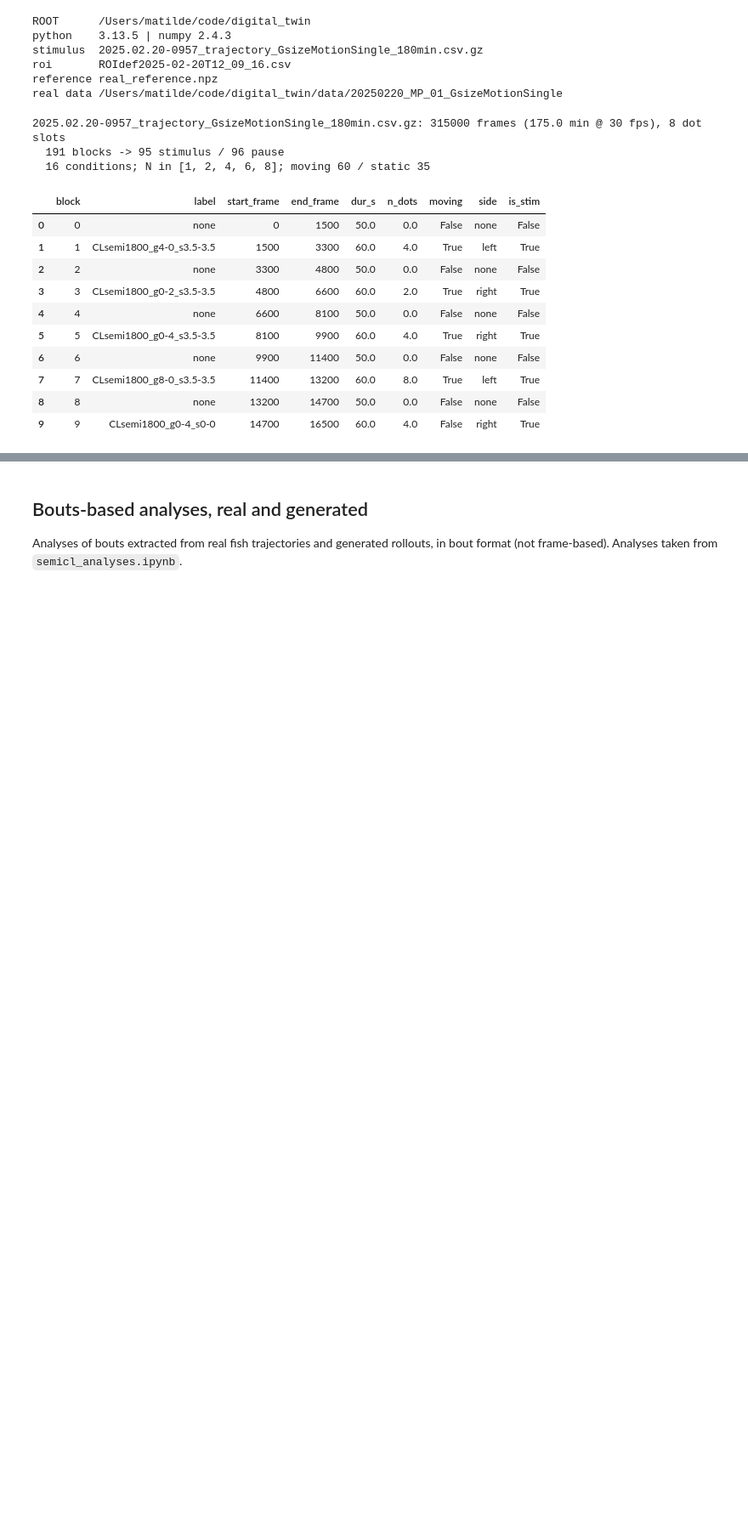
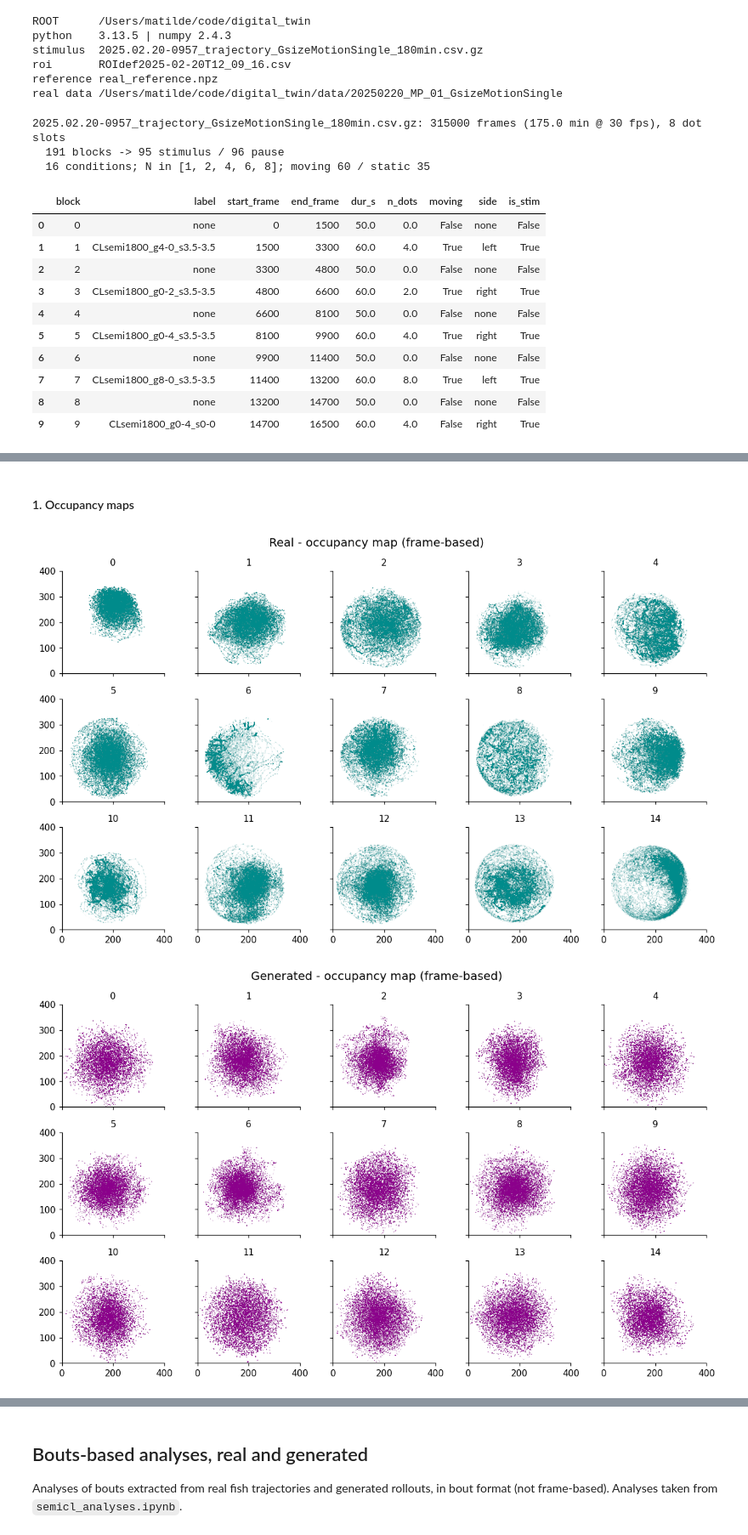
Before and after one commit to arthurEpfl/mp_semiCL_behavior, a Jupyter notebook: notebooks/rollout_analyses.ipynb, the cells around one changed output, grey strips where cells are left out. Shown at 85% size. Drawn from its saved outputs; the diff is of its cells as text; code cells hidden in the pictures; blank space fills up the shorter version.

Commit message:
Added behavioral analyses on frame-based dfs for rollouts and real

```diff
--- a/notebooks/rollout_analyses.ipynb
+++ b/notebooks/rollout_analyses.ipynb
@@ -51,6 +53,7 @@ ROI_FILE  = pick('assets/ROIdef2025-02-20T12_09_16.csv')
 BOUTS     = None      # None in a clean clone
 REFERENCE = pick('assets/real_reference.npz')
 DATA_DIR  = pick('data/20250220_MP_01_GsizeMotionSingle')   # full-res real tracking, if present
+HAS_REAL_DATA = DATA_DIR is not None   # False when analysing a stimulus programme with no matching real dataset
 
 # Params
 MODEL_KEY  = 'J10'
@@ -71,7 +74,7 @@ print('stimulus ', TRAJ_FILE.name if TRAJ_FILE else 'MISSING')
 print('roi      ', ROI_FILE.name if ROI_FILE else 'MISSING')
 print('reference', 'bouts CSV (full local data)' if BOUTS else
                    (REFERENCE.name if REFERENCE else 'MISSING'))
-print('real data', DATA_DIR if DATA_DIR else 'not found -- real-vs-generated comparison will be skipped')
+print('real data', DATA_DIR if HAS_REAL_DATA else 'not found -- real-vs-generated comparisons will be skipped')
 assert TRAJ_FILE and ROI_FILE and (BOUTS or REFERENCE), 'missing inputs -- see the README'
 # %% [output]
 ROOT      /Users/matilde/code/digital_twin
@@ -149,0 +221,12 @@ print(f'{N_ROLLOUTS} rollouts in {time.time() - t0:.1f}s')
+# %%
+from real_frame_long import build_fish_df_long
+
+framerate = 30  # fps
+if HAS_REAL_DATA:
+    fish_df_long, meta = build_fish_df_long(DATA_DIR, ROI_FILE)
+    experiment, n_fish, n_stimuli = meta['experiment'], meta['n_fish'], meta['n_stimuli']
+    print(f"{n_fish} fish, {n_stimuli} dots, experiment={experiment!r}, fish_df_long: {fish_df_long.shape}")
+else:
+    fish_df_long, n_fish = None, None
+    print('no real data (DATA_DIR is None) -- frame-based analyses below are skipped')
+fish_df_long.head() if fish_df_long is not None else None
@@ -149,0 +242,5 @@ print(f'{N_ROLLOUTS} rollouts in {time.time() - t0:.1f}s')
+# %%
+# Transform the generated rollouts into a frame-based, egocentric/rotated long-form DataFrame, like fish_df_long.
+gen_fish_df_long, gen_meta = build_gen_fish_df_long(rollouts, program)
+n_rollouts_frame = gen_meta['n_fish']
+print(f"{n_rollouts_frame} rollouts, gen_fish_df_long: {gen_fish_df_long.shape}")
@@ -149,0 +263,28 @@ print(f'{N_ROLLOUTS} rollouts in {time.time() - t0:.1f}s')
+# %% [markdown]
+#### 1. Occupancy maps
+# %%
+for df, title, n_ind in [(fish_df_long, 'Real', n_fish), (gen_fish_df_long, 'Generated', n_rollouts_frame)]:
+    if df is None:
+        print(f'{title}: no data'); continue
+
+    ncols = 5
+    nrows = int(np.ceil(n_ind / ncols))
+    fig, axes = plt.subplots(nrows, ncols, figsize=(ncols * CELL_W, nrows * CELL_H), sharex=True, sharey=True)
+    axes = axes.ravel()
+
+    for f in range(n_ind):
+        ax = axes[f]
+        sub = df[df['fish_number'] == f]
+        ax.scatter(sub['x'], sub['y'], color=COLORS[title], **DOT_FRAME)
+        ax.set_title(str(f), fontsize=FS_TITLE)
+        ax.set_xlim(0, 400); ax.set_ylim(0, 400)
+        ax.set_aspect('equal')
+    for ax in axes[n_ind:]:
+        ax.axis('off')
+
+    fig.suptitle(f'{title} - occupancy map (frame-based)', fontsize=FS_SUP)
+    plt.tight_layout()
+    plt.show()
+# %% [output]
+[figure, added]
+[figure, added]
```
Also changed, not shown: parts of 26 cells of this notebook, 3 other files.
